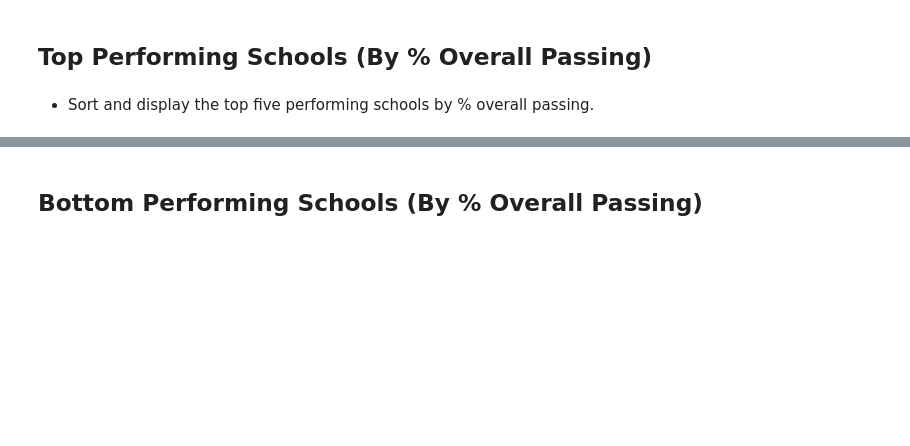
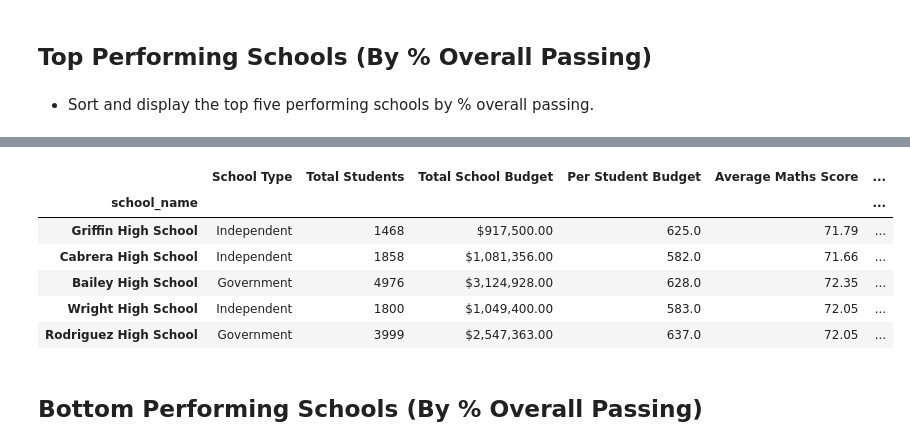
Before and after one commit to JulieKent/BootCamp_pandas-challenge, a Jupyter notebook: PyCitySchools/PyCitySchools_starter.ipynb, the cells around one changed output, grey strips where cells are left out. Drawn from its saved outputs; the diff is of its cells as text; code cells hidden in the pictures; blank space fills up the shorter version.

```diff
--- a/PyCitySchools/PyCitySchools_starter.ipynb
+++ b/PyCitySchools/PyCitySchools_starter.ipynb
@@ -165,13 +138,17 @@ sch_pass_mr = school_data_complete[(school_data_complete["reading_score"] >= 50)
 sch_pass_mr_gp = sch_pass_mr.groupby(['school_name'])
 sch_pass_mr_perc = (sch_pass_mr_gp['student_name'].count() / sch_stu) *100
 # %%
-# create dictionary to hold results
-sch_summary_result_dict = { "School Type" : sch_type,
-                   "Total Students" : sch_stu,
-                   "Total School Budget" : sch_budget,
-                   "Per Student Budget" : stu_budget,
-                   "Average Maths Score" : sch_avg_maths,
-                   "Average Reading Score" : sch_avg_reading,
-                   "% Passing Maths" : sch_pass_maths_perc,
-                   "% Passing Reading" : sch_pass_read_perc,
-                   "% Overall Passing" : sch_pass_mr_perc}
+#create dataframe from dictionary
+sch_summary_result = pd.DataFrame({ "School Type" : sch_type, "Total Students" : sch_stu, "Total School Budget" : sch_budget,
+                                   "Per Student Budget" : stu_budget, "Average Maths Score" : sch_avg_maths, "Average Reading Score" : sch_avg_reading,
+                                   "% Passing Maths" : sch_pass_maths_perc, "% Passing Reading" : sch_pass_read_perc, "% Overall Passing" : sch_pass_mr_perc})
+
+#format dataframe columns
+sch_summary_result["Total School Budget"] = sch_summary_result["Total School Budget"].map("${:,.2f}".format)
+sch_summary_result["Average Maths Score"] = sch_summary_result["Average Maths Score"].map("{:,.2f}".format)
+sch_summary_result["Average Reading Score"] = sch_summary_result["Average Reading Score"].map("{:,.2f}".format)
+sch_summary_result["% Passing Maths"] = sch_summary_result["% Passing Maths"].map("{:,.2f}%".format)
+sch_summary_result["% Passing Reading"] = sch_summary_result["% Passing Reading"].map("{:,.2f}%".format)
+sch_summary_result["% Overall Passing"] = sch_summary_result["% Overall Passing"].map("{:,.2f}%".format)
+
+sch_summary_result
@@ -178,13 +172,0 @@ sch_summary_result_dict = { "School Type" : sch_type,
-# %%
-#create dataframe from dictionary
-sch_summary_result = pd.DataFrame(sch_summary_result_dict)
-
-#format dataframe columns
-sch_summary_result["Total School Budget"] = sch_summary_result["Total School Budget"].map("${:,.2f}".format)
-sch_summary_result["Average Maths Score"] = sch_summary_result["Average Maths Score"].map("{:,.2f}".format)
-sch_summary_result["Average Reading Score"] = sch_summary_result["Average Reading Score"].map("{:,.2f}".format)
-sch_summary_result["% Passing Maths"] = sch_summary_result["% Passing Maths"].map("{:,.2f}%".format)
-sch_summary_result["% Passing Reading"] = sch_summary_result["% Passing Reading"].map("{:,.2f}%".format)
-sch_summary_result["% Overall Passing"] = sch_summary_result["% Overall Passing"].map("{:,.2f}%".format)
-
-sch_summary_result
@@ -221,3 +177,15 @@ sch_summary_result
+# %%
+#sort top 5 performing schools in decending order
+top_5_performaing = sch_summary_result.sort_values("% Overall Passing", ascending=False)
+top_5_performaing.head()
+# %% [output]
+|  | School Type | Total Students | Total School Budget | Per Student Budget | Average Maths Score | ... |
+| school_name |  |  |  |  |  | ... |
+| Griffin High School | Independent | 1468 | $917,500.00 | 625.0 | 71.79 | ... |
+| Cabrera High School | Independent | 1858 | $1,081,356.00 | 582.0 | 71.66 | ... |
+| Bailey High School | Government | 4976 | $3,124,928.00 | 628.0 | 72.35 | ... |
+| Wright High School | Independent | 1800 | $1,049,400.00 | 583.0 | 72.05 | ... |
+| Rodriguez High School | Government | 3999 | $2,547,363.00 | 637.0 | 72.05 | ... |
 # %% [markdown]
 ## Bottom Performing Schools (By % Overall Passing)
 # %% [markdown]
```
Also changed, not shown: parts of 29 cells of this notebook.
